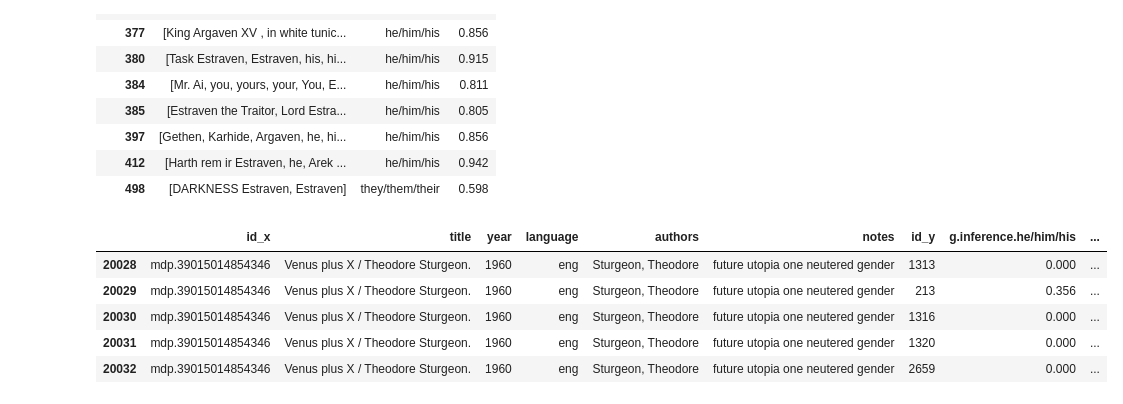
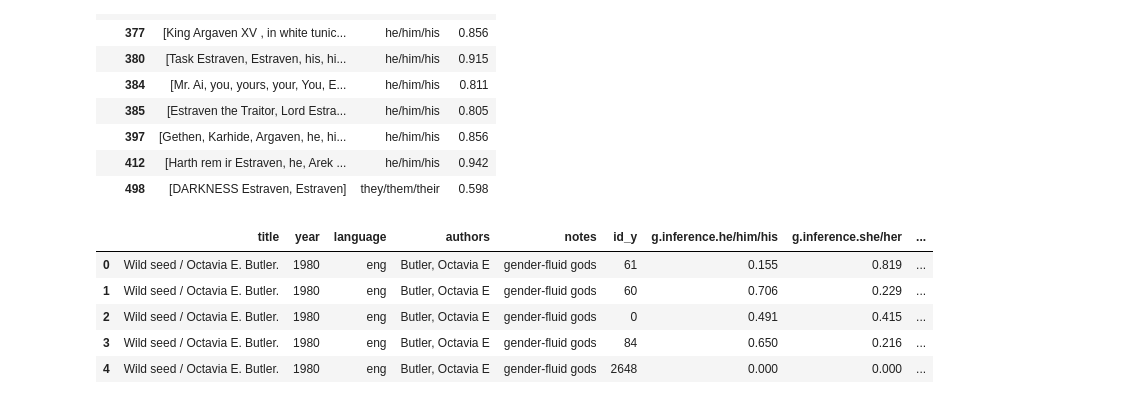
Before and after one commit to danieljohnevans/2022Fall_projects, a Jupyter notebook: book_analysis.ipynb, the cells around one changed output. Cells and saved outputs as stored; diff of their text form; code cells hidden in the pictures.

```diff
--- a/book_analysis.ipynb
+++ b/book_analysis.ipynb
@@ -151,14 +151,14 @@ lhd_unique
 # testing pickle
 # %%
 pickle_df = pd.read_pickle('booknlp.pkl')
-pickle_df.tail()
+pickle_df.head()
 # %% [output]
-|  | id_x | title | year | language | authors | notes | id_y | g.inference.he/him/his | ... |
-| 20028 | mdp.39015014854346 | Venus plus X / Theodore Sturgeon. | 1960 | eng | Sturgeon, Theodore | future utopia one neutered gender | 1313 | 0.000 | ... |
-| 20029 | mdp.39015014854346 | Venus plus X / Theodore Sturgeon. | 1960 | eng | Sturgeon, Theodore | future utopia one neutered gender | 213 | 0.356 | ... |
-| 20030 | mdp.39015014854346 | Venus plus X / Theodore Sturgeon. | 1960 | eng | Sturgeon, Theodore | future utopia one neutered gender | 1316 | 0.000 | ... |
-| 20031 | mdp.39015014854346 | Venus plus X / Theodore Sturgeon. | 1960 | eng | Sturgeon, Theodore | future utopia one neutered gender | 1320 | 0.000 | ... |
-| 20032 | mdp.39015014854346 | Venus plus X / Theodore Sturgeon. | 1960 | eng | Sturgeon, Theodore | future utopia one neutered gender | 2659 | 0.000 | ... |
+|  | title | year | language | authors | notes | id_y | g.inference.he/him/his | g.inference.she/her | ... |
+| 0 | Wild seed / Octavia E. Butler. | 1980 | eng | Butler, Octavia E | gender-fluid gods | 61 | 0.155 | 0.819 | ... |
+| 1 | Wild seed / Octavia E. Butler. | 1980 | eng | Butler, Octavia E | gender-fluid gods | 60 | 0.706 | 0.229 | ... |
+| 2 | Wild seed / Octavia E. Butler. | 1980 | eng | Butler, Octavia E | gender-fluid gods | 0 | 0.491 | 0.415 | ... |
+| 3 | Wild seed / Octavia E. Butler. | 1980 | eng | Butler, Octavia E | gender-fluid gods | 84 | 0.650 | 0.216 | ... |
+| 4 | Wild seed / Octavia E. Butler. | 1980 | eng | Butler, Octavia E | gender-fluid gods | 2648 | 0.000 | 0.000 | ... |
 # %%
 lhd_chars = lhd_entit.merge(pickle_df, left_on='COREF', right_on='id_y', how='inner')
 # %%
```
Also changed, not shown: parts of 3 cells of this notebook, 2 other files.
